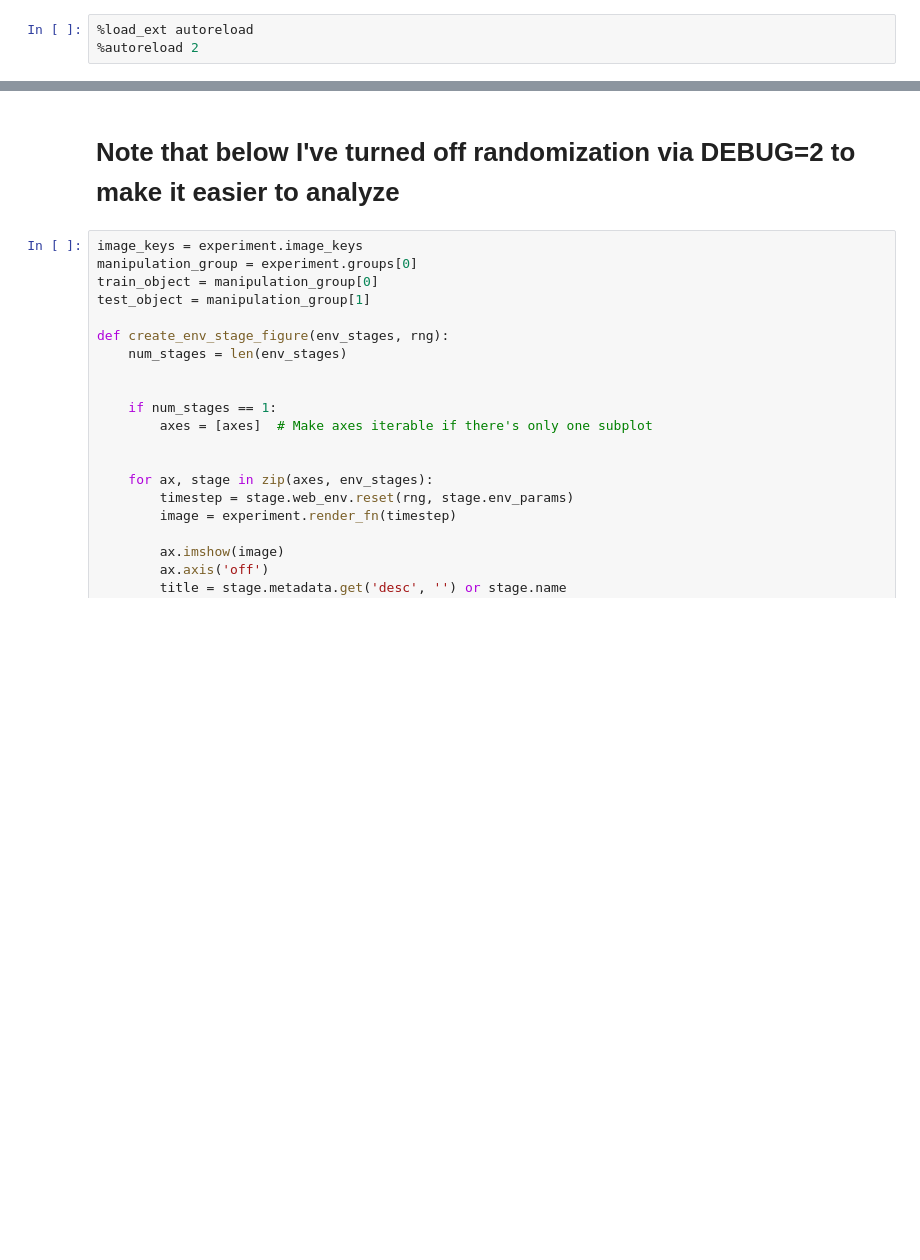
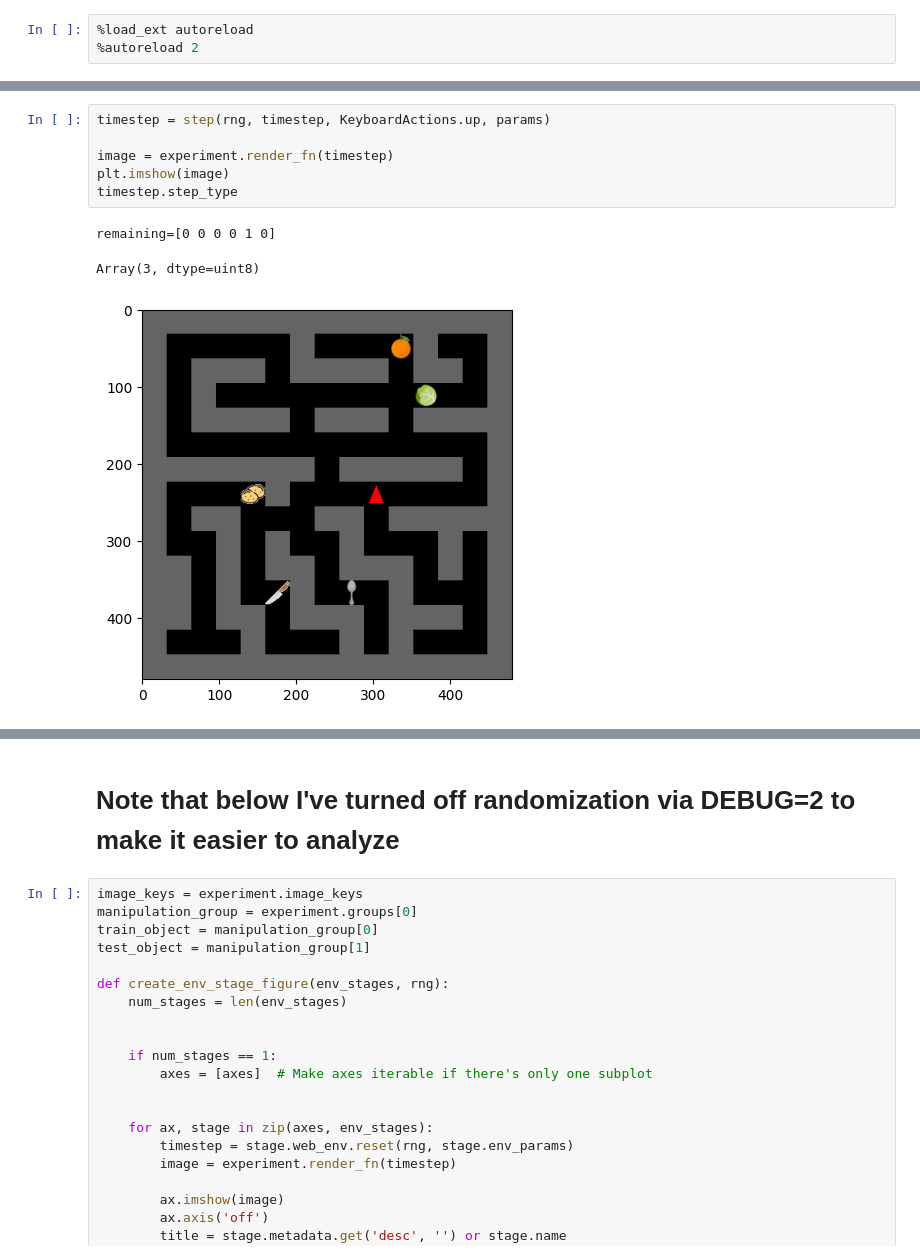
Before and after one commit to wcarvalho/human-dyna-web, a Jupyter notebook: experiment_1_vis.ipynb, the cells around one changed output, grey strips where cells are left out. Cells and saved outputs as stored; diff of their text form; blank space fills up the shorter version.

```diff
--- a/experiment_1_vis.ipynb
+++ b/experiment_1_vis.ipynb
@@ -34,0 +128,10 @@ Compiling multi-render function.
+# %%
+timestep = step(rng, timestep, KeyboardActions.up, params)
+
+image = experiment.render_fn(timestep)
+plt.imshow(image)
+timestep.step_type
+# %% [output]
+remaining=[0 0 0 0 1 0]
+Array(3, dtype=uint8)
+[figure, added]
```
Also changed, not shown: parts of 17 cells of this notebook, 7 other files.
